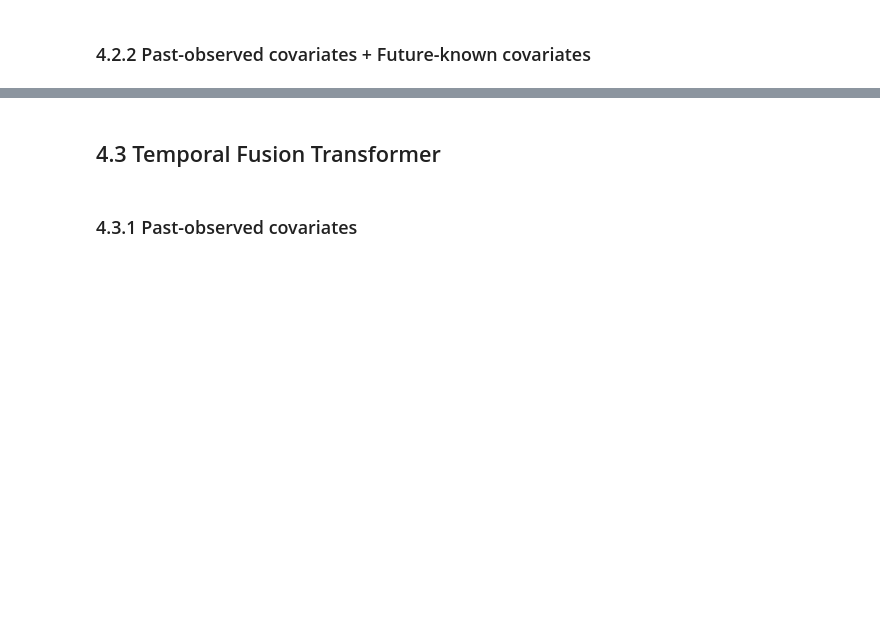
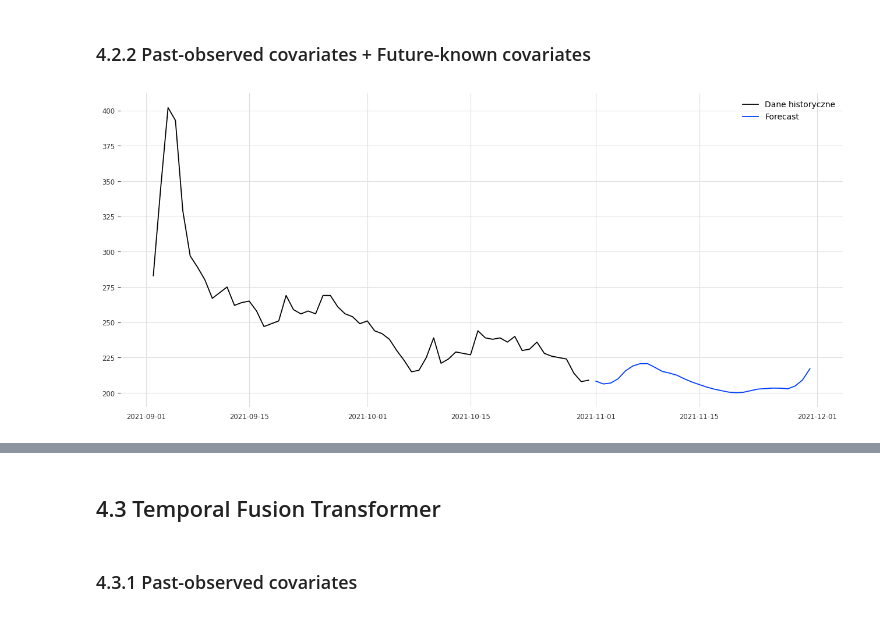
Before and after one commit to it4datascience/CuValley-Batmaja, a Jupyter notebook: src/modelling.ipynb, the cells around one changed output, grey strips where cells are left out. Saved outputs shown, nothing was run; the diff lists cells and outputs as text; code cells hidden in the pictures; blank space fills up the shorter version.

```diff
--- a/src/modelling.ipynb
+++ b/src/modelling.ipynb
@@ -293,2 +335,38 @@ baseline_model.fit(train_dataset)
 # %% [markdown]
 ### 4.2.2 Past-observed covariates + Future-known covariates
+# %%
+br_model_past_future_cov = RegressionModel(lags=7, lags_past_covariates=7,
+                                           lags_future_covariates=(7, 0),
+                                           model=BayesianRidge())
+
+br_model_past_future_cov.fit(series=train_dataset_prepared,
+                             past_covariates=covariates_prepared,
+                             future_covariates=covariates_prepared)
+
+backtests_br_past_future_cov = br_model_past_future_cov.historical_forecasts(series=dataset_ts_prepared,
+                                                                             past_covariates=covariates_prepared,
+                                                                             future_covariates=covariates_prepared,
+                                                                             start=first_test_date - np.timedelta64(horizons-1,
+                                                                                                                    'D'),
+                                                                             verbose=True,
+                                                                             overlap_end=True,
+                                                                             last_points_only=False,
+                                                                             forecast_horizon=horizons,
+                                                                             retrain=True)
+backtests_br_past_future_cov = [pipeline_preprocessing.inverse_transform(backtest) for backtest in backtests_br_past_future_cov]
+
+
+br_model_past_future_cov.fit(series=dataset_ts_prepared,
+                             past_covariates=covariates_all_prepared,
+                             future_covariates=covariates_all_prepared)
+
+br_past_future_cov_forecast = make_forecast(model=br_model_past_future_cov, last_horizon=horizons, model_name='BayesianRidge',
+                                            variable='Past+Future',
+                                            past_covariates=covariates_all_prepared,
+                                            future_covariates=covariates_all_prepared,
+                                            pipeline_prep=pipeline_preprocessing_all)
+# %%
+viz_forecast(forecast=br_past_future_cov_forecast, len_historic_data=60, historic_data=dataset_ts,
+             target='GŁOGÓW (151160060) Stan wody [cm]')
+# %% [output]
+[figure, added]
```
Also changed, not shown: parts of 35 cells of this notebook.
